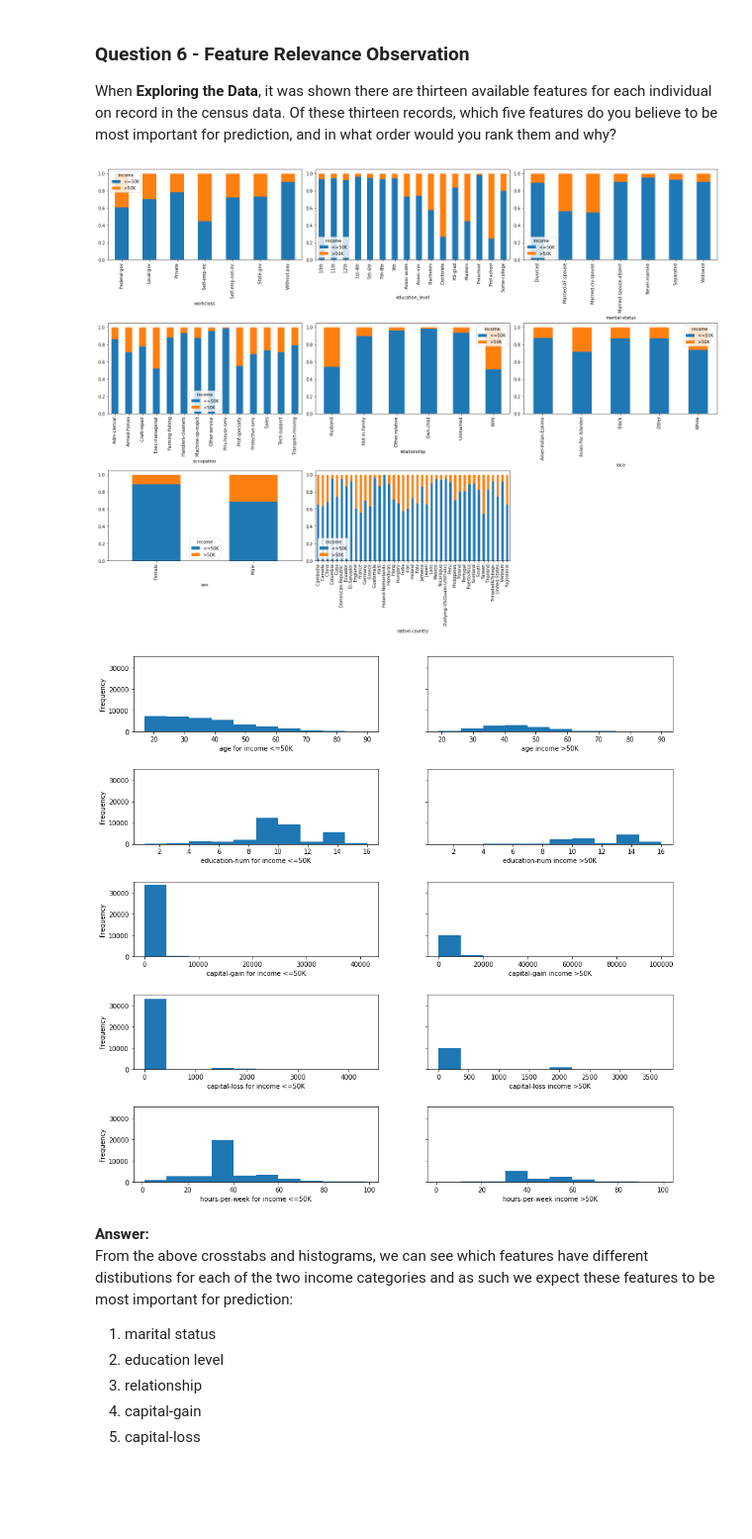
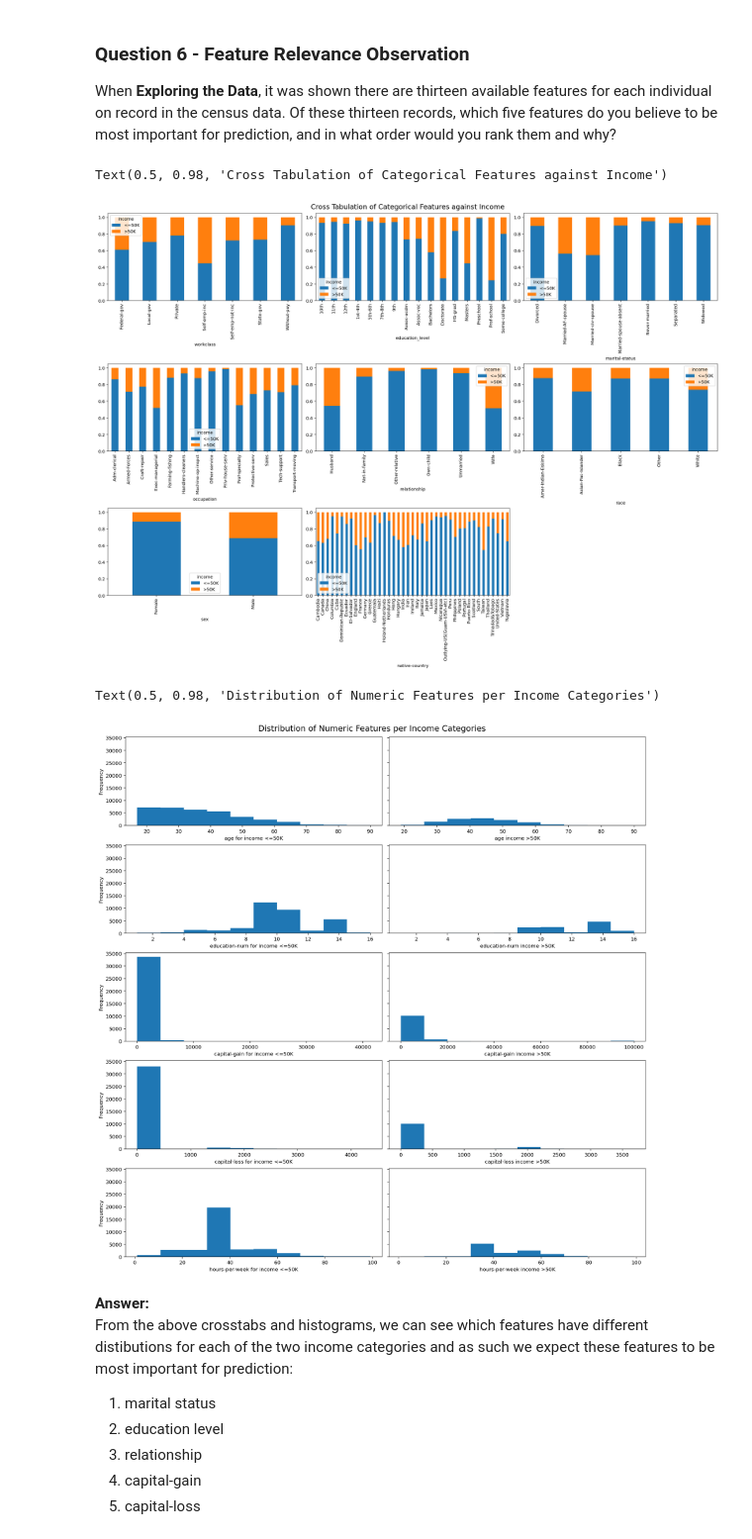
Before and after one commit to walidsi/cd0025-supervised-learning, a Jupyter notebook: finding_donors.ipynb, the cells around one changed output. Shown: that part at 99% size. Cells and saved outputs as stored; diff of their text form; code cells hidden in the pictures; blank space fills up the shorter version.

```diff
--- a/finding_donors.ipynb
+++ b/finding_donors.ipynb
@@ -703,29 +704,36 @@ for feat in categorical_features:
 while j < columns_per_row:
     fig.delaxes(axes[i][j])
     j += 1
+
+plt.suptitle("Cross Tabulation of Categorical Features against Income", fontsize=16)
 # %% [output]
+Text(0.5, 0.98, 'Cross Tabulation of Categorical Features against Income')
-[figure, old version]
+[figure, new version]
 # %%
 numerical_features = ['age', 'education-num', 'capital-gain', 'capital-loss', 'hours-per-week']
 
 columns_per_row = 2
 plot_rows = len(numerical)
 
 fig, axes = plt.subplots(plot_rows, columns_per_row, figsize=(15, 15), constrained_layout = False, sharey=True)
 plt.subplots_adjust(hspace=0.5)
 
 # Create crosstabs to show distribution the values of each categorical against income
 i = 0
 for feat in numerical_features:
     data.query("income == '<=50K'")[feat].plot(kind='hist', ax=axes[i,0])
     plt.setp(axes[i, 0], xlabel = f"{feat} for income <=50K")
 
     data.query("income == '>50K'")[feat].plot(kind='hist', ax=axes[i,1])
     plt.setp(axes[i, 1], xlabel = f"{feat} income >50K")
 
     i += 1
+
+
+plt.suptitle("Distribution of Numeric Features per Income Categories", fontsize=16)
 # %% [output]
+Text(0.5, 0.98, 'Distribution of Numeric Features per Income Categories')
-[figure, old version]
+[figure, new version]
 # %% [markdown]
 **Answer:**<br>
 From the above crosstabs and histograms, we can see which features have different distibutions for each of the two income categories and as such we expect these features to be most important for prediction:
```
Also changed, not shown: parts of 5 cells of this notebook, 1 other file.
